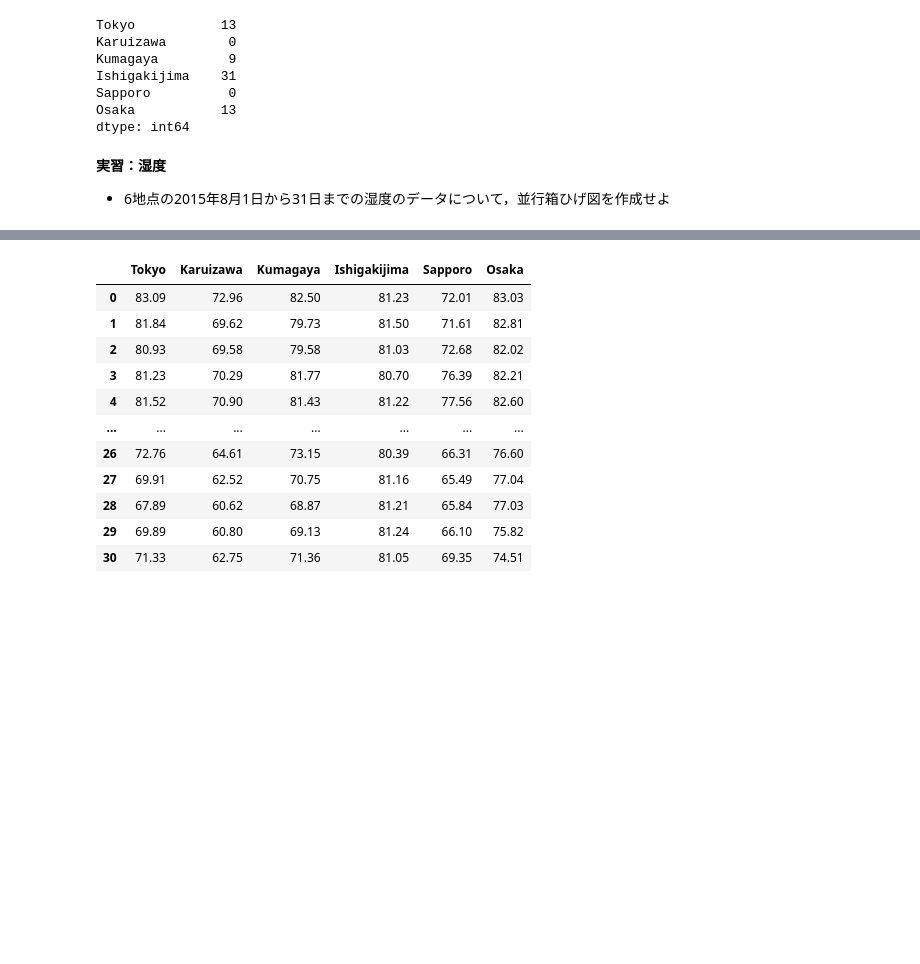
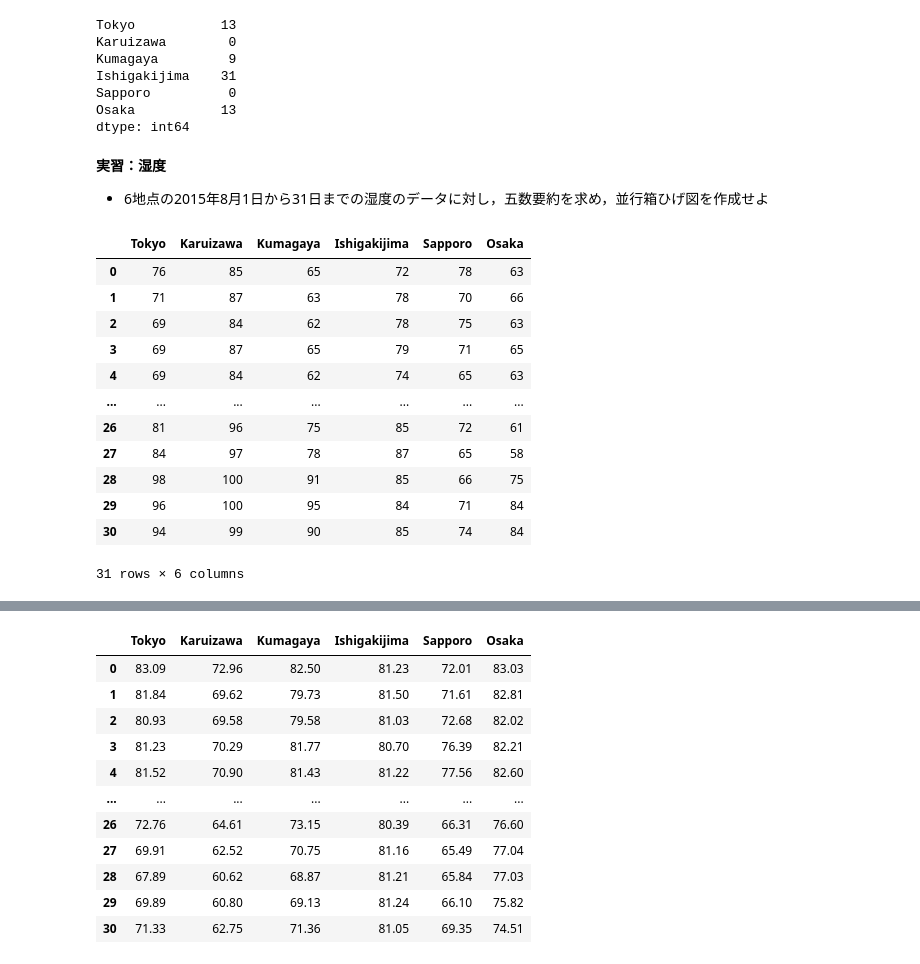
Before and after one commit to tnarizuka/Applied_Information_Processing, a Jupyter notebook: _build/jupyter_execute/chap_2/sec_2-1/sec_2-1.ipynb, the cells around one changed output, grey strips where cells are left out. Saved outputs shown, nothing was run; the diff lists cells and outputs as text; code cells hidden in the pictures; blank space fills up the shorter version.

```diff
--- a/_build/jupyter_execute/chap_2/sec_2-1/sec_2-1.ipynb
+++ b/_build/jupyter_execute/chap_2/sec_2-1/sec_2-1.ipynb
@@ -451,4 +462,20 @@ Osaka           13
 dtype: int64
 # %% [markdown]
 **実習：湿度**
-- 6地点の2015年8月1日から31日までの湿度のデータについて，並行箱ひげ図を作成せよ
+- 6地点の2015年8月1日から31日までの湿度のデータに対し，五数要約を求め，並行箱ひげ図を作成せよ
+# %%
+H
+# %% [output]
+|  | Tokyo | Karuizawa | Kumagaya | Ishigakijima | Sapporo | Osaka |
+| 0 | 76 | 85 | 65 | 72 | 78 | 63 |
+| 1 | 71 | 87 | 63 | 78 | 70 | 66 |
+| 2 | 69 | 84 | 62 | 78 | 75 | 63 |
+| 3 | 69 | 87 | 65 | 79 | 71 | 65 |
+| 4 | 69 | 84 | 62 | 74 | 65 | 63 |
+| ... | ... | ... | ... | ... | ... | ... |
+| 26 | 81 | 96 | 75 | 85 | 72 | 61 |
+| 27 | 84 | 97 | 78 | 87 | 65 | 58 |
+| 28 | 98 | 100 | 91 | 85 | 66 | 75 |
+| 29 | 96 | 100 | 95 | 84 | 71 | 84 |
+| 30 | 94 | 99 | 90 | 85 | 74 | 84 |
+31 rows × 6 columns
```
Also changed, not shown: parts of 10 cells of this notebook, 17 other files.
